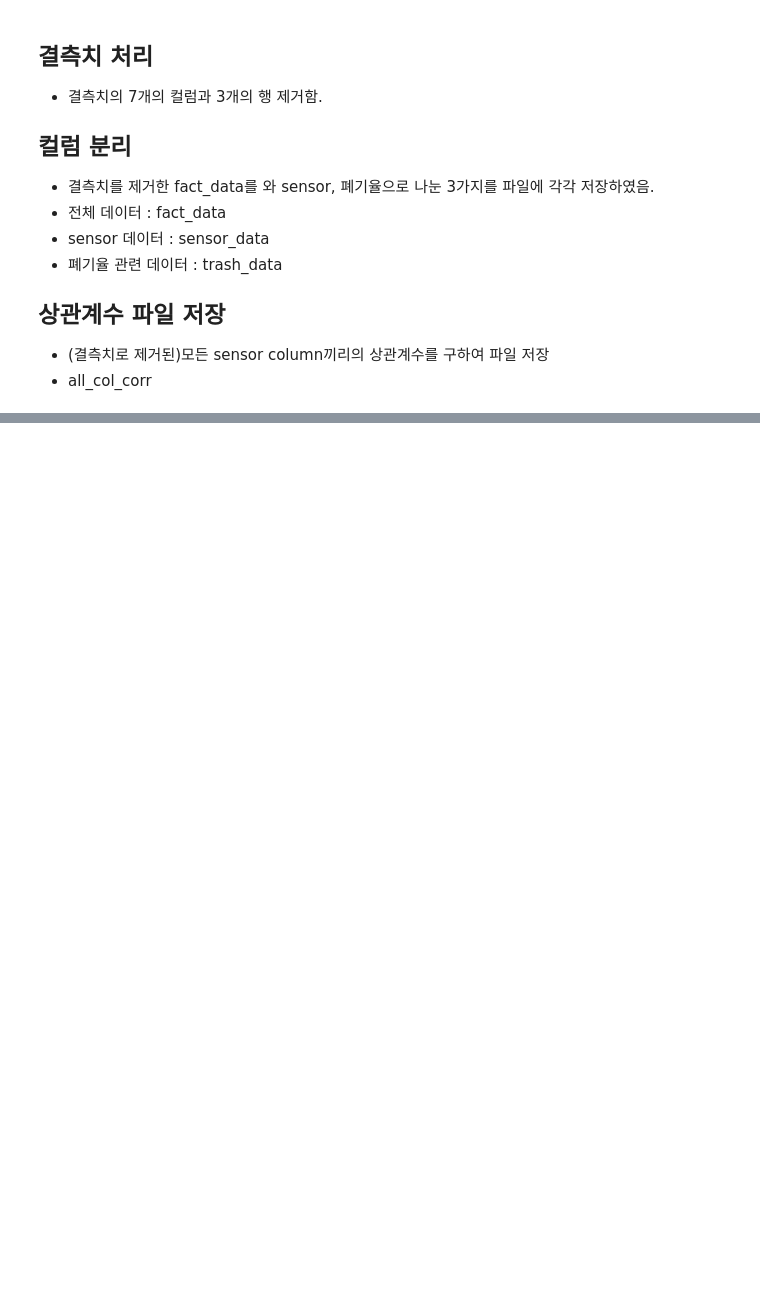
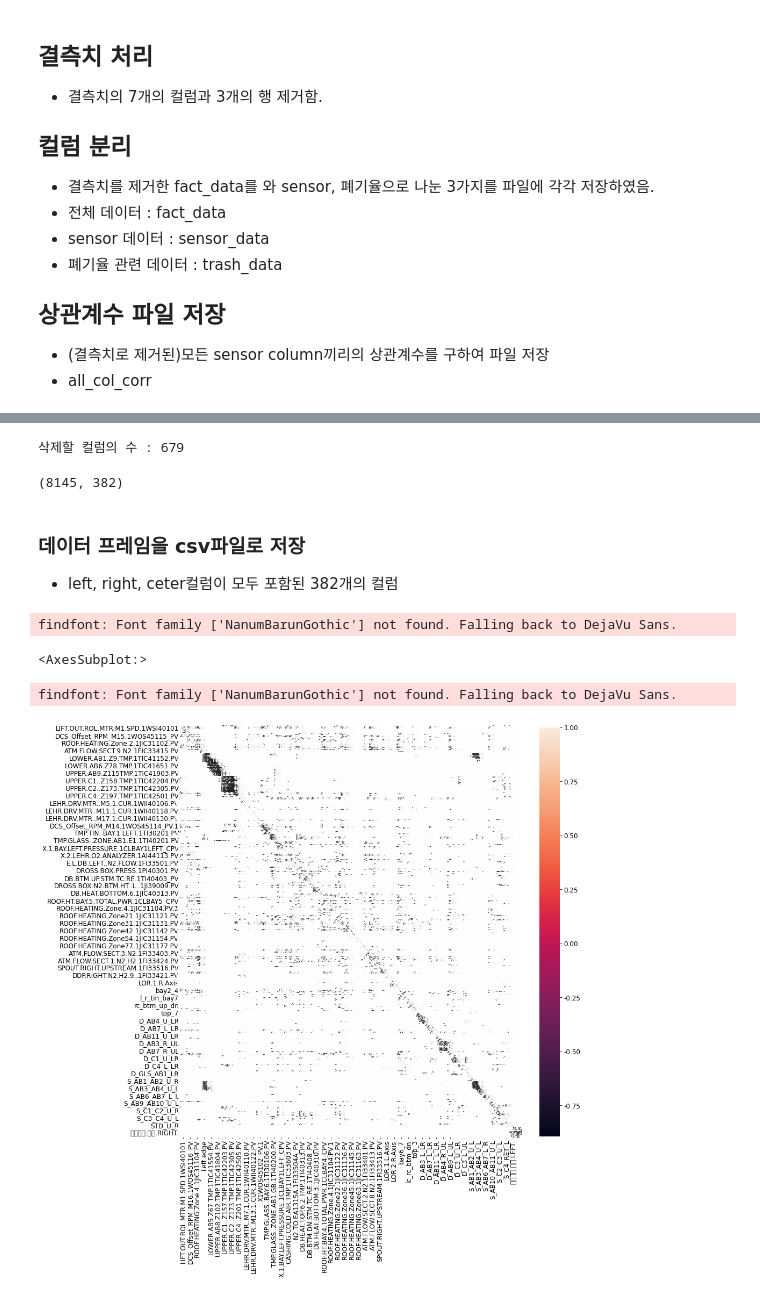
Before and after one commit to 2SEHI/DisplaySensor-Anomaly-Analysis, a Jupyter notebook: 1_Display_Sensor_Anomaly_Analysis_결측치처리와_상관계수저장.ipynb, the cells around one changed output, grey strips where cells are left out. Drawn from its saved outputs; the diff is of its cells as text; code cells hidden in the pictures; blank space fills up the shorter version.

```diff
--- a/1_Display_Sensor_Anomaly_Analysis_결측치처리와_상관계수저장.ipynb
+++ b/1_Display_Sensor_Anomaly_Analysis_결측치처리와_상관계수저장.ipynb
@@ -245,0 +139,4 @@ high_coef_df
+# %%
+# NaN 있는 행 - ffill로 값 채우기
+fact_data = fact_init_data.fillna(method='ffill')
+fact_data[fact_data.isnull().any(axis=1)]
@@ -245,0 +213,3 @@ high_coef_df
+# %%
+corr_df = fact_data.corr().abs()
+corr_df
@@ -245,0 +230,24 @@ high_coef_df
+# %%
+from tqdm import tqdm
+del_list = []
+
+for i, col in enumerate(tqdm(corr_df.columns)):
+    for j in range(len(corr_df.index)):
+        if i == j:
+            continue
+        elif corr_df.index[i] in del_list:
+            break
+        # print(i, j, corr_df.index[j], np.abs(corr_df.iloc[j,i]))
+        if np.abs(corr_df.iloc[j,i]) >= 0.9:
+            del_list.append(corr_df.index[j])
+            # print(corr_df.index[j], '-->', corr_df.index[i])
+# %%
+print('삭제할 컬럼의 수 :', len(del_list))
+fact_data_result = fact_data.drop(columns = del_list, axis=1)
+fact_data_result.shape
+# %% [output]
+삭제할 컬럼의 수 : 679
+(8145, 382)
+# %% [markdown]
+###  데이터 프레임을 csv파일로 저장
+- left, right, ceter컬럼이 모두 포함된 382개의 컬럼
@@ -245,0 +258,13 @@ high_coef_df
+# %%
+import matplotlib.pyplot as plt
+import seaborn as sns
+%matplotlib inline
+
+corr  = fact_data_result.corr()
+plt.figure(figsize=(14,14))
+sns.heatmap(corr, annot=True, fmt='.1g')
+# %% [output]
+findfont: Font family ['NanumBarunGothic'] not found. Falling back to DejaVu Sans.
+<AxesSubplot:>
+findfont: Font family ['NanumBarunGothic'] not found. Falling back to DejaVu Sans.
+[figure, added]
```
Also changed, not shown: parts of 44 cells of this notebook.
